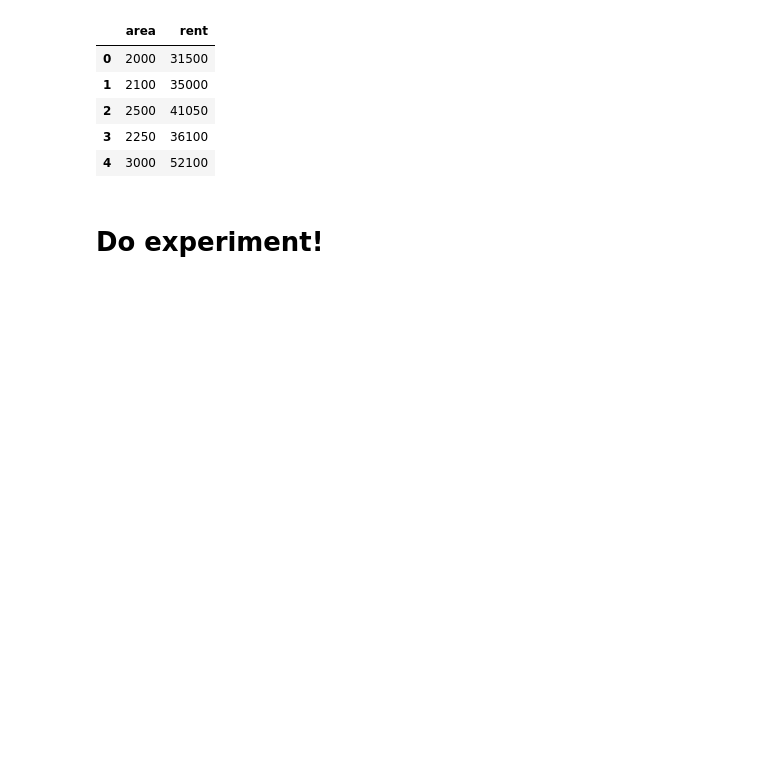
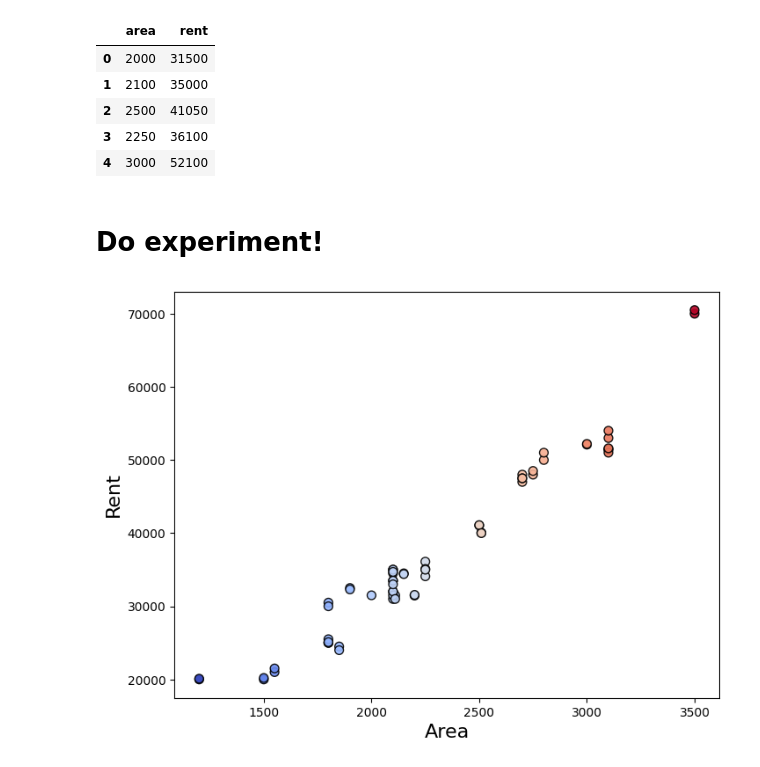
Before and after one commit to AR-Aourangazeb-Alif/Assignments, a Jupyter notebook: Assignment-2/Assignment.ipynb, the cells around one changed output. Cells and saved outputs as stored; diff of their text form; code cells hidden in the pictures; blank space fills up the shorter version.

```diff
--- a/Assignment-2/Assignment.ipynb
+++ b/Assignment-2/Assignment.ipynb
@@ -13,0 +45,15 @@ df.head()
+# %%
+plt.figure(figsize=(8,6))
+plt.scatter(df.iloc[:,0],
+            df.iloc[:,1],
+            c=df.iloc[:,0],
+            cmap="coolwarm",
+            s=50,
+            edgecolor="k",
+            alpha=0.9
+            )
+plt.xlabel("Area", fontsize=16)
+plt.ylabel("Rent", fontsize=16)
+plt.show()
+# %% [output]
+[figure, added]
```
Also changed, not shown: parts of 8 cells of this notebook.
